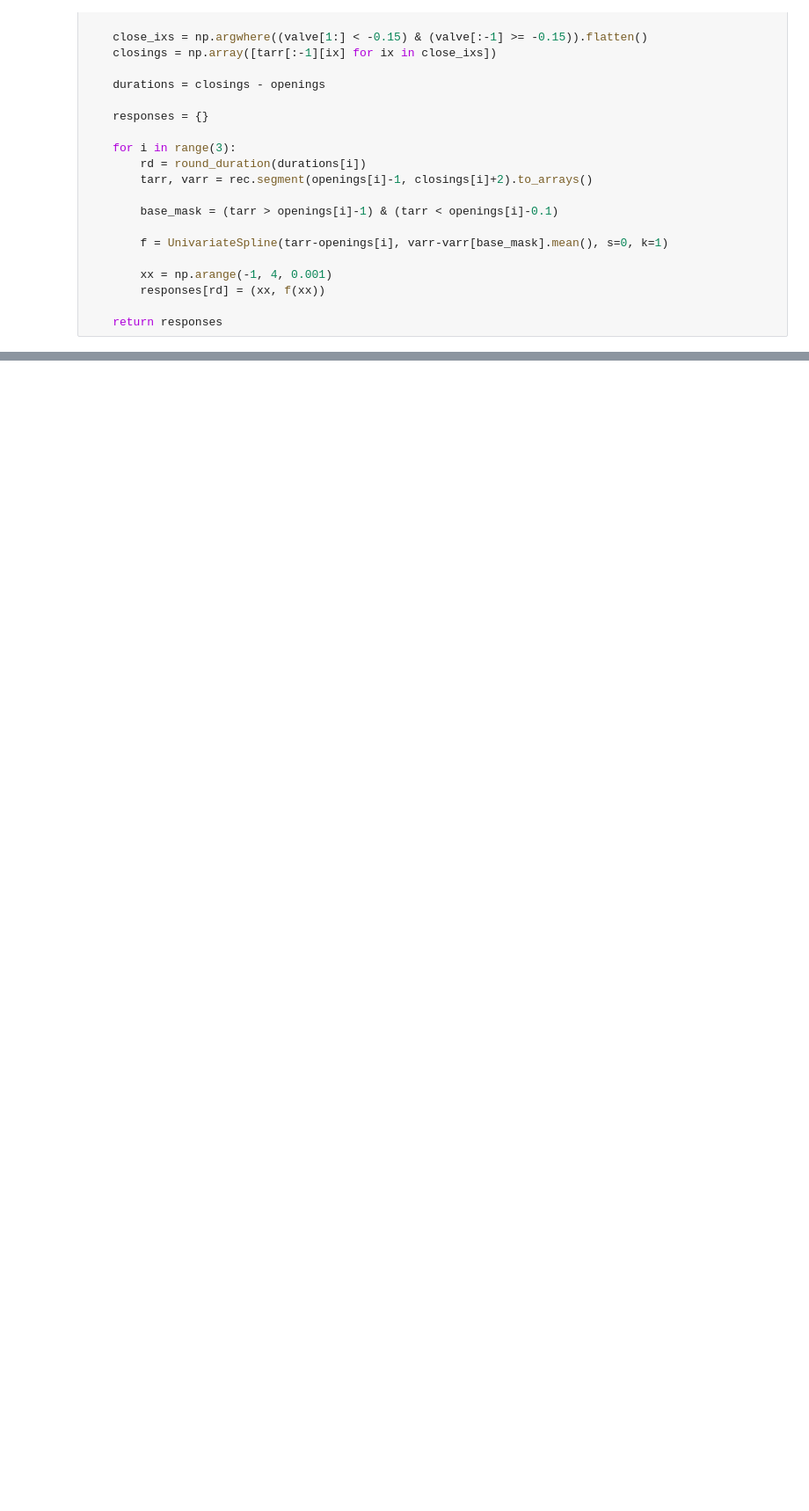
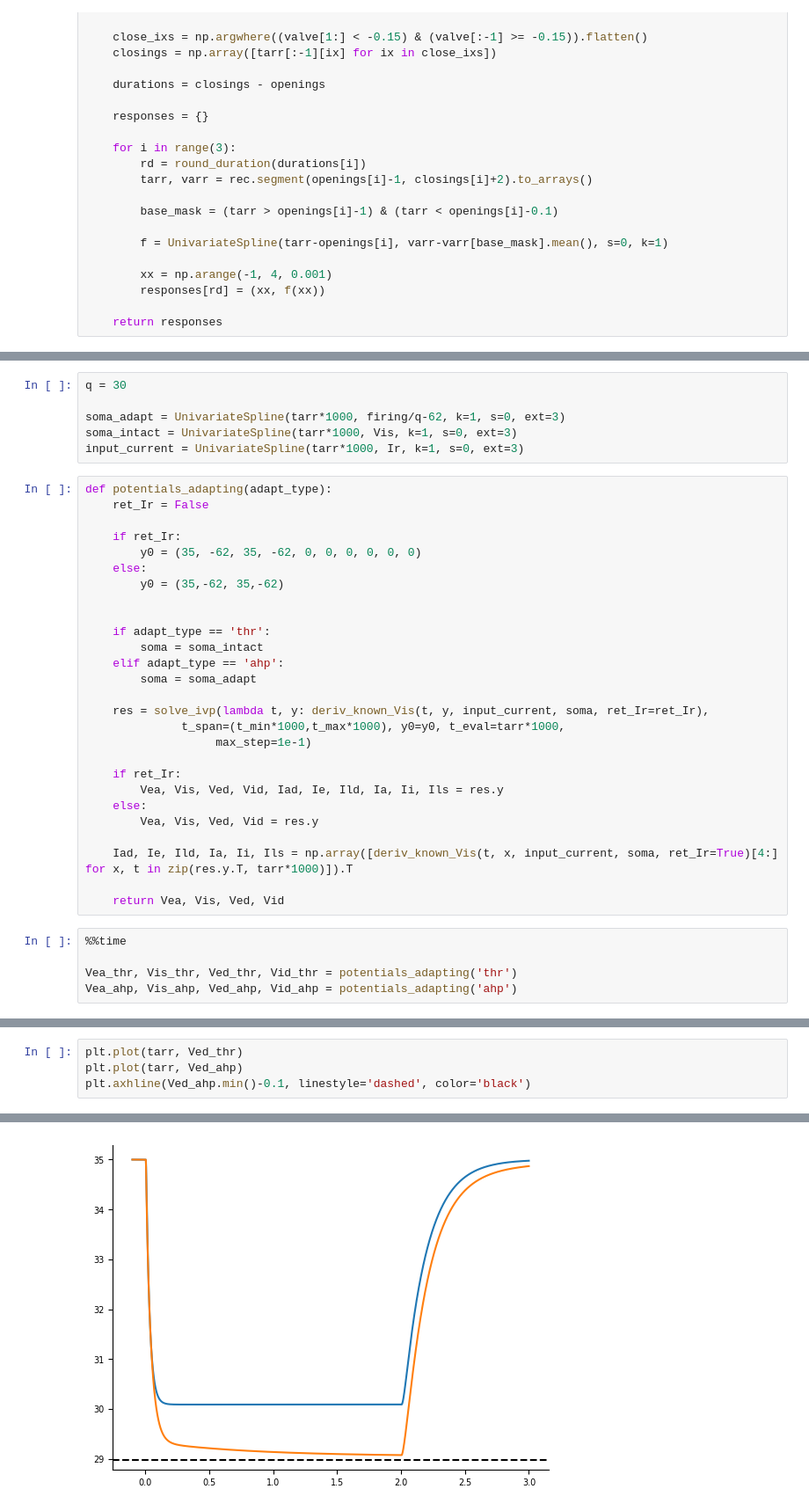
Before and after one commit to Tom83B/moth-duration-encoding, a Jupyter notebook: ttx.ipynb, the cells around one changed output, grey strips where cells are left out. Shown: that part at 88% size. Cells and saved outputs as stored; diff of their text form; blank space fills up the shorter version.

```diff
--- a/ttx.ipynb
+++ b/ttx.ipynb
@@ -95,0 +185,38 @@ plot_ttx(axes)
+# %%
+q = 30
+
+soma_adapt = UnivariateSpline(tarr*1000, firing/q-62, k=1, s=0, ext=3)
+soma_intact = UnivariateSpline(tarr*1000, Vis, k=1, s=0, ext=3)
+input_current = UnivariateSpline(tarr*1000, Ir, k=1, s=0, ext=3)
+# %%
+def potentials_adapting(adapt_type):
+    ret_Ir = False
+
+    if ret_Ir:
+        y0 = (35, -62, 35, -62, 0, 0, 0, 0, 0, 0)
+    else:
+        y0 = (35,-62, 35,-62)
+
+
+    if adapt_type == 'thr':
+        soma = soma_intact
+    elif adapt_type == 'ahp':
+        soma = soma_adapt
+
+    res = solve_ivp(lambda t, y: deriv_known_Vis(t, y, input_current, soma, ret_Ir=ret_Ir),
+              t_span=(t_min*1000,t_max*1000), y0=y0, t_eval=tarr*1000,
+                   max_step=1e-1)
+
+    if ret_Ir:
+        Vea, Vis, Ved, Vid, Iad, Ie, Ild, Ia, Ii, Ils = res.y
+    else:
+        Vea, Vis, Ved, Vid = res.y
+
+    Iad, Ie, Ild, Ia, Ii, Ils = np.array([deriv_known_Vis(t, x, input_current, soma, ret_Ir=True)[4:] for x, t in zip(res.y.T, tarr*1000)]).T
+
+    return Vea, Vis, Ved, Vid
+# %%
+%%time
+
+Vea_thr, Vis_thr, Ved_thr, Vid_thr = potentials_adapting('thr')
+Vea_ahp, Vis_ahp, Ved_ahp, Vid_ahp = potentials_adapting('ahp')
@@ -95,0 +226,5 @@ plot_ttx(axes)
+# %%
+plt.plot(tarr, Ved_thr)
+plt.plot(tarr, Ved_ahp)
+plt.axhline(Ved_ahp.min()-0.1, linestyle='dashed', color='black')
+# %% [output]
@@ -95,0 +232 @@ plot_ttx(axes)
+[figure, added]
```
Also changed, not shown: parts of 14 cells of this notebook.
